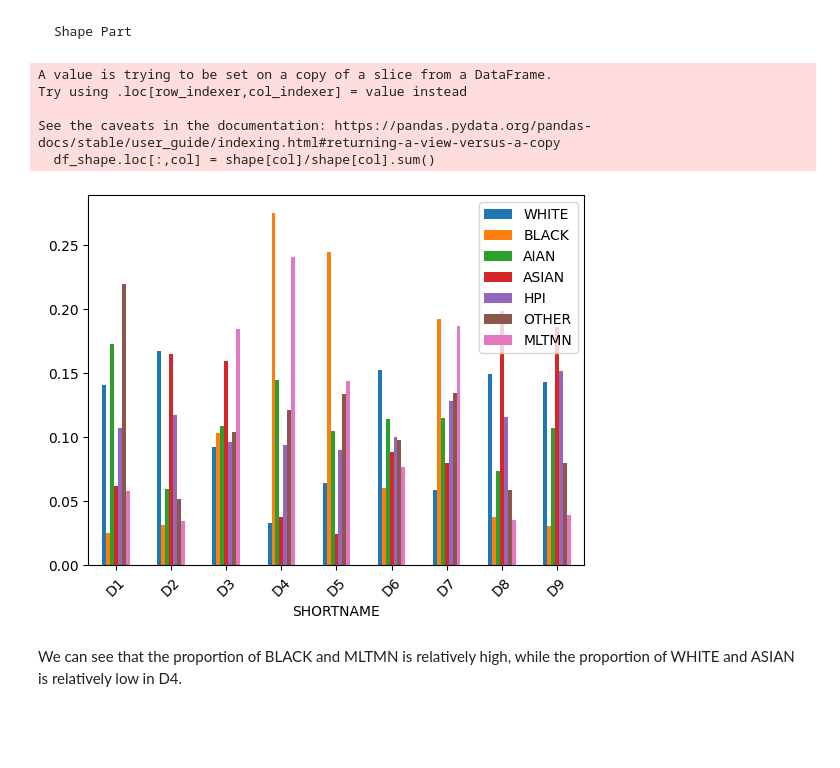
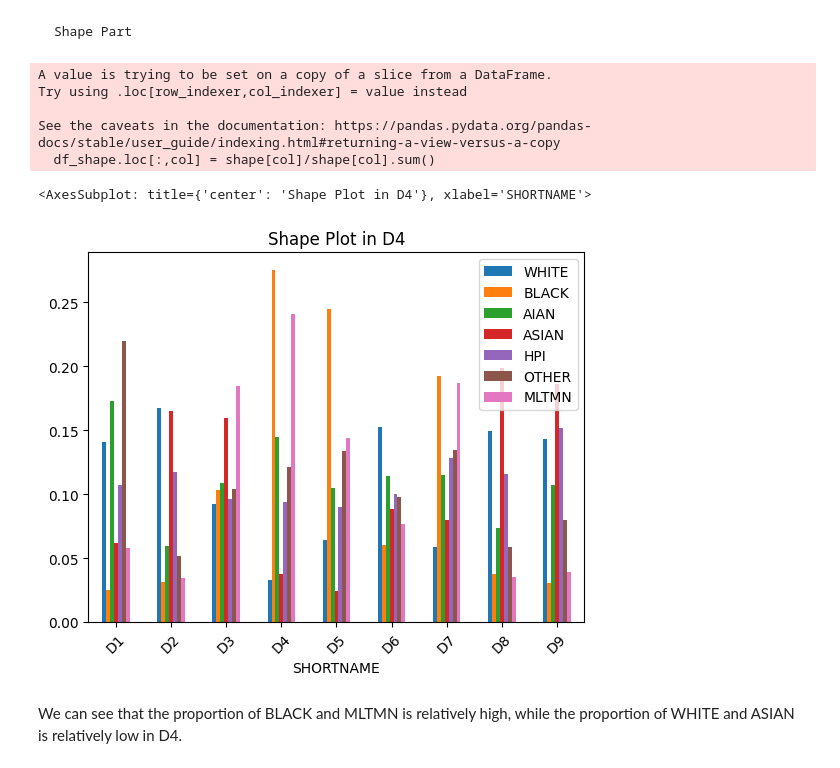
Before and after one commit to BU-Spark/ds-councilor-worrell-gun-violence, a Jupyter notebook: spring23-team-2/deliverables/deliverables 1/pattern.ipynb, the cells around one changed output. Drawn from its saved outputs; the diff is of its cells as text; code cells hidden in the pictures; blank space fills up the shorter version.

```diff
--- a/spring23-team-2/deliverables/deliverables 1/pattern.ipynb
+++ b/spring23-team-2/deliverables/deliverables 1/pattern.ipynb
@@ -32,20 +32,20 @@ licenses = pd.read_excel('../../data/Firearms Licenses Active on 01.01.23.xlsx')
 # %%
 df_shape = shape[['SHORTNAME','TOTAL','TOTAL18','TOTALNH','WHITE', 'BLACK',
        'AIAN', 'ASIAN', 'HPI', 'OTHER', 'MLTMN']]
 for col in df_shape.columns[1:]:
     df_shape.loc[:,col] = shape[col]/shape[col].sum()
 #temp.plot.bar(x = 'SHORTNAME', y = [lambda x: x/x.sum()])
-df_shape.plot.bar(x='SHORTNAME',y = df_shape.columns[4:], rot = 45)
-plt.show()
+df_shape.plot.bar(x='SHORTNAME',y = df_shape.columns[4:], rot = 45, title='Shape Plot in D4')
 
 #TODO: solve warning
 # %% [output]
 A value is trying to be set on a copy of a slice from a DataFrame.
 Try using .loc[row_indexer,col_indexer] = value instead
 
 See the caveats in the documentation: https://pandas.pydata.org/pandas-docs/stable/user_guide/indexing.html#returning-a-view-versus-a-copy
   df_shape.loc[:,col] = shape[col]/shape[col].sum()
+<AxesSubplot: title={'center': 'Shape Plot in D4'}, xlabel='SHORTNAME'>
-[figure, old version]
+[figure, new version]
 # %% [markdown]
 We can see that the proportion of BLACK and MLTMN is relatively high, while the proportion of WHITE and ASIAN is relatively low in D4.
 # %% [markdown]
```
Also changed, not shown: parts of 9 cells of this notebook, 3 other files.
